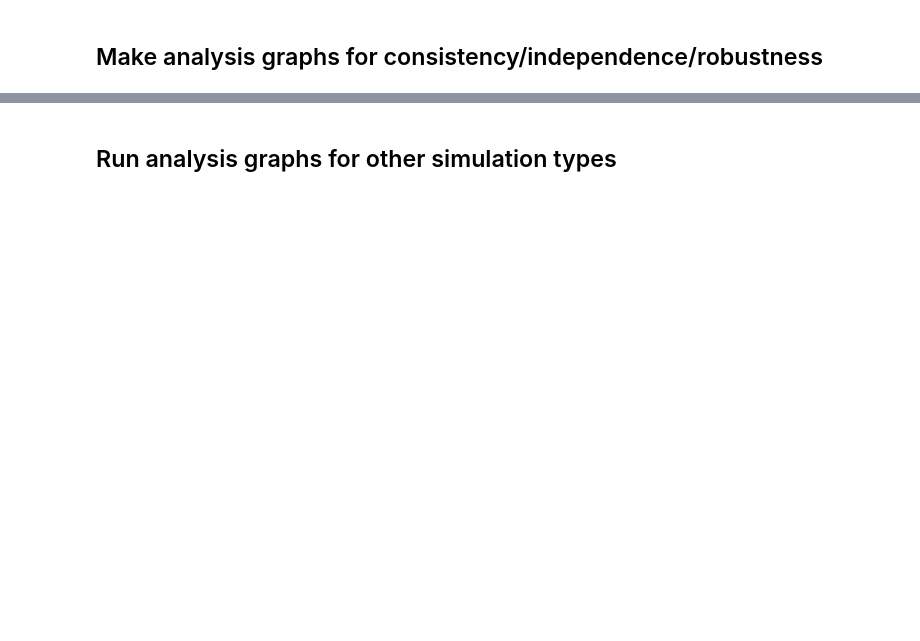
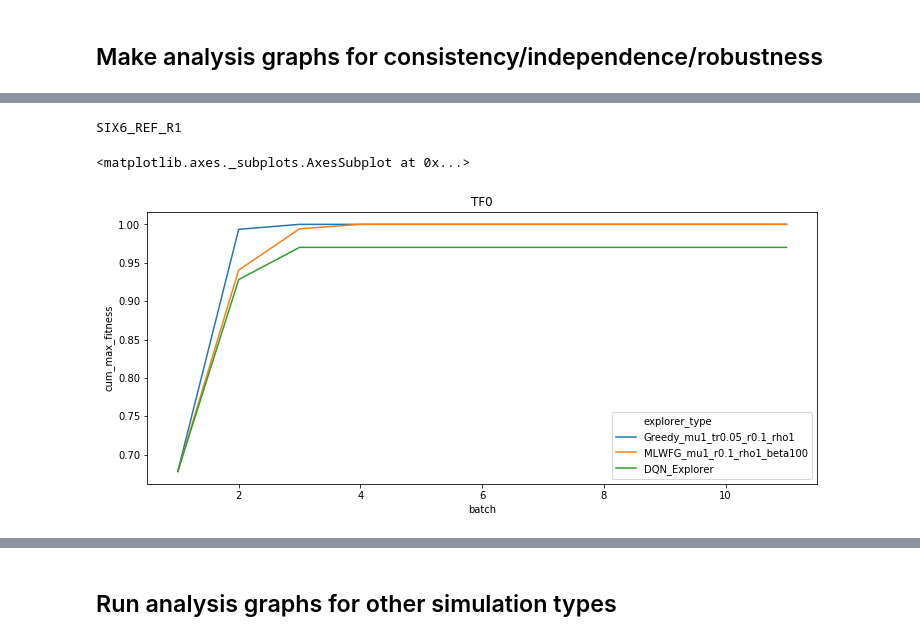
Before and after one commit to samsinai/FLEXS, a Jupyter notebook: notebooks/Analysis_multiple_sims.ipynb, the cells around one changed output, grey strips where cells are left out. Drawn from its saved outputs; the diff is of its cells as text; code cells hidden in the pictures; blank space fills up the shorter version.

```diff
--- a/notebooks/Analysis_multiple_sims.ipynb
+++ b/notebooks/Analysis_multiple_sims.ipynb
@@ -70 +48,16 @@ https://pandas.pydata.org/pandas-docs/stable/user_guide/indexing.html#deprecate-
+# %%
+data1=pd.read_csv("../simulations/evaluations_test_six6/consistency_robustness_independence/Greedy_mu1_tr0.05_r0.1_rho1.csv",index_col=False)
+data2=pd.read_csv("../simulations/evaluations_test_six6/consistency_robustness_independence/MLWFG_mu1_r0.1_rho1_beta100.csv",index_col=False)
+data3 = pd.read_csv("../simulations/eval/consistency_robustness_independence/DQN_Explorer.csv")
+data3 = data3[(data3['landscape_id'] == 'SIX6_REF_R1')]
+data = data1.append(data2).append(data3)
+sub_data=data[(data.model_type=="NAMb_ss0.9") & (data.start_id == 'TF0')]
+outcomes = compute_cumulative_outcomes(sub_data)
+plt.figure(figsize=(12,5))
+plt.title('TF0')
+sns.lineplot(x="batch",y="cum_max_fitness",hue="explorer_type",data= outcomes, color="r")
+# %% [output]
+SIX6_REF_R1
+<matplotlib.axes._subplots.AxesSubplot at 0x...>
+[figure, added]
 # %%
```
Also changed, not shown: parts of 6 cells of this notebook, 2 other files.
